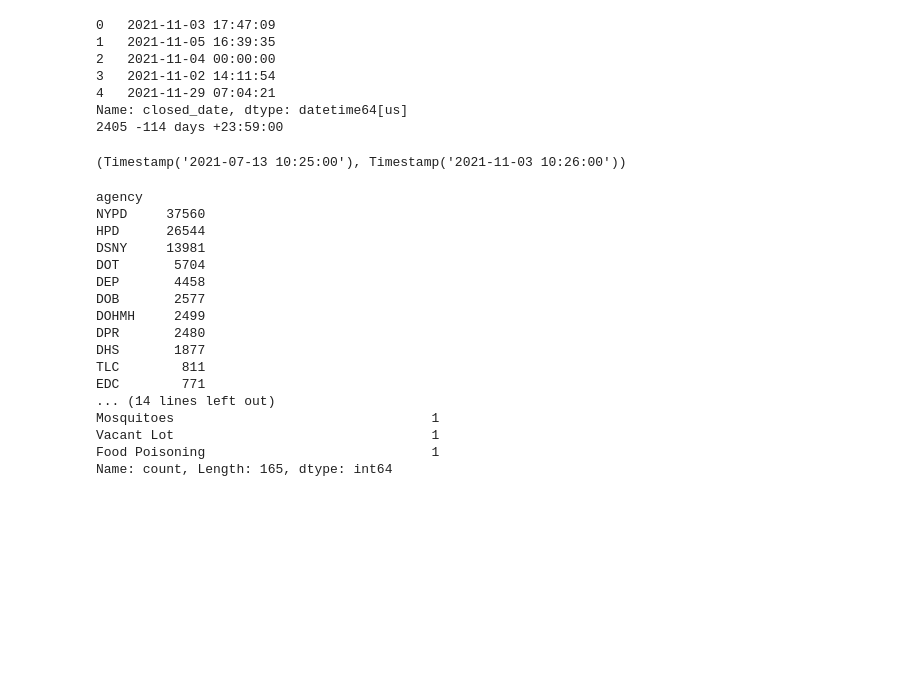
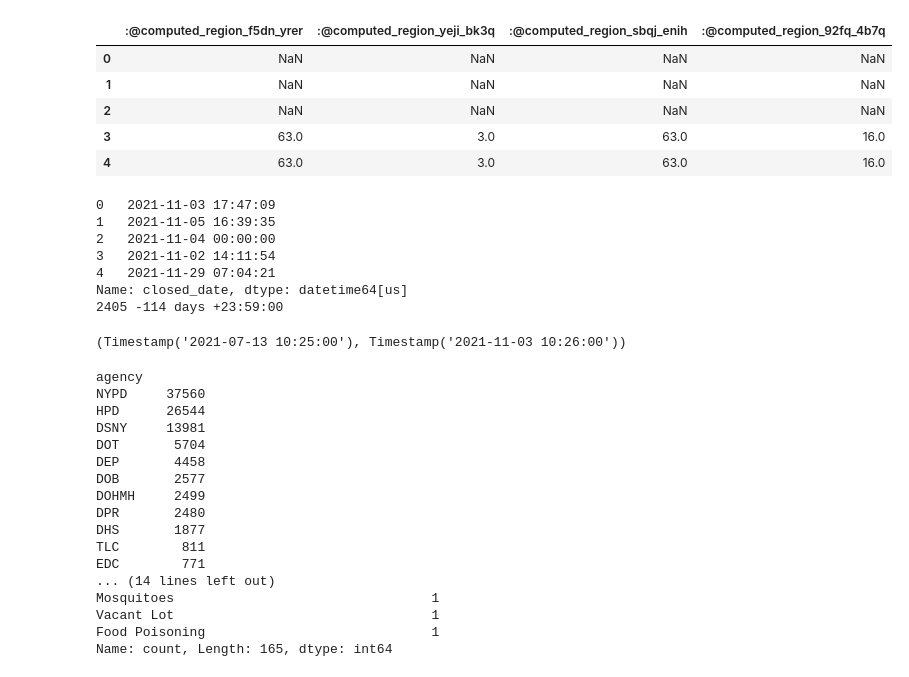
Before and after one commit to ng-daniel/nyc311, a Jupyter notebook: ingestion/exploration.ipynb, the cells around one changed output. Cells and saved outputs as stored; diff of their text form; code cells hidden in the pictures; blank space fills up the shorter version.

```diff
--- a/ingestion/exploration.ipynb
+++ b/ingestion/exploration.ipynb
@@ -30,4 +51,13 @@ Index(['unique_key', 'created_date', 'closed_date', 'agency', 'agency_name',
       dtype='str')
+# %%
+df.filter([":@computed_region_f5dn_yrer", ":@computed_region_yeji_bk3q", ":@computed_region_sbqj_enih", ":@computed_region_92fq_4b7q"]).head()
+# %% [output]
+|  | :@computed_region_f5dn_yrer | :@computed_region_yeji_bk3q | :@computed_region_sbqj_enih | :@computed_region_92fq_4b7q |
+| 0 | NaN | NaN | NaN | NaN |
+| 1 | NaN | NaN | NaN | NaN |
+| 2 | NaN | NaN | NaN | NaN |
+| 3 | 63.0 | 3.0 | 63.0 | 16.0 |
+| 4 | 63.0 | 3.0 | 63.0 | 16.0 |
 # %%
 import time
 
```
Also changed, not shown: parts of 3 cells of this notebook, 1 other file.
